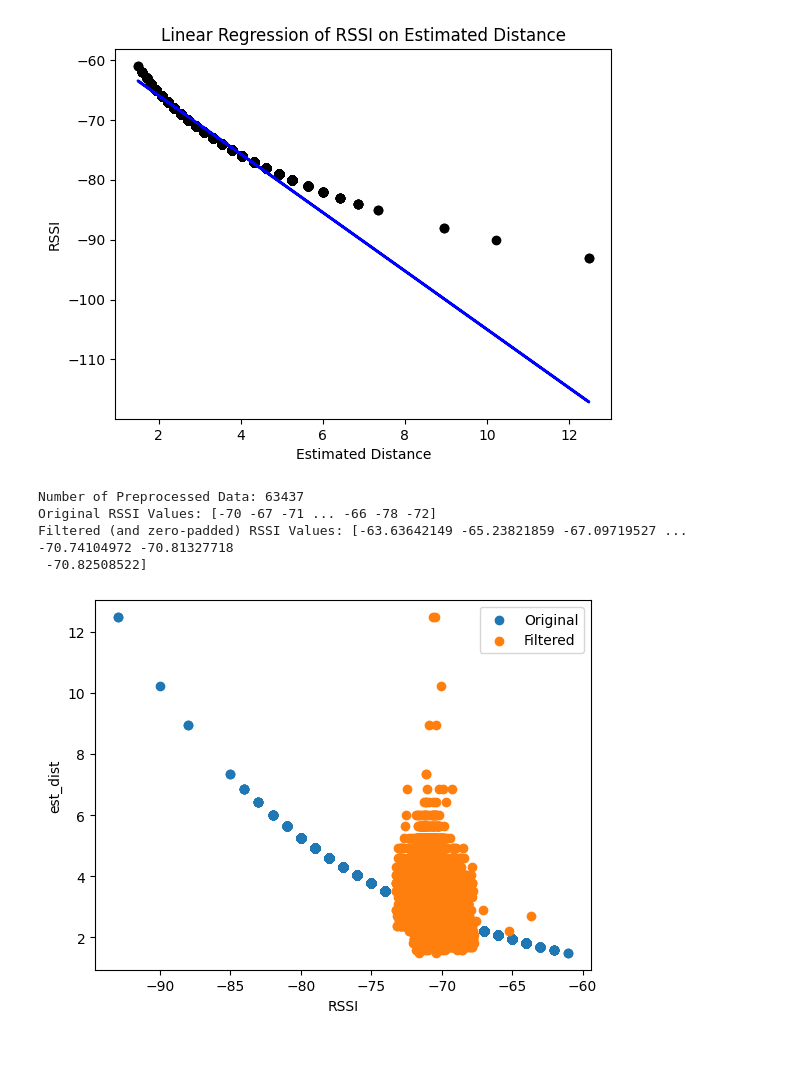
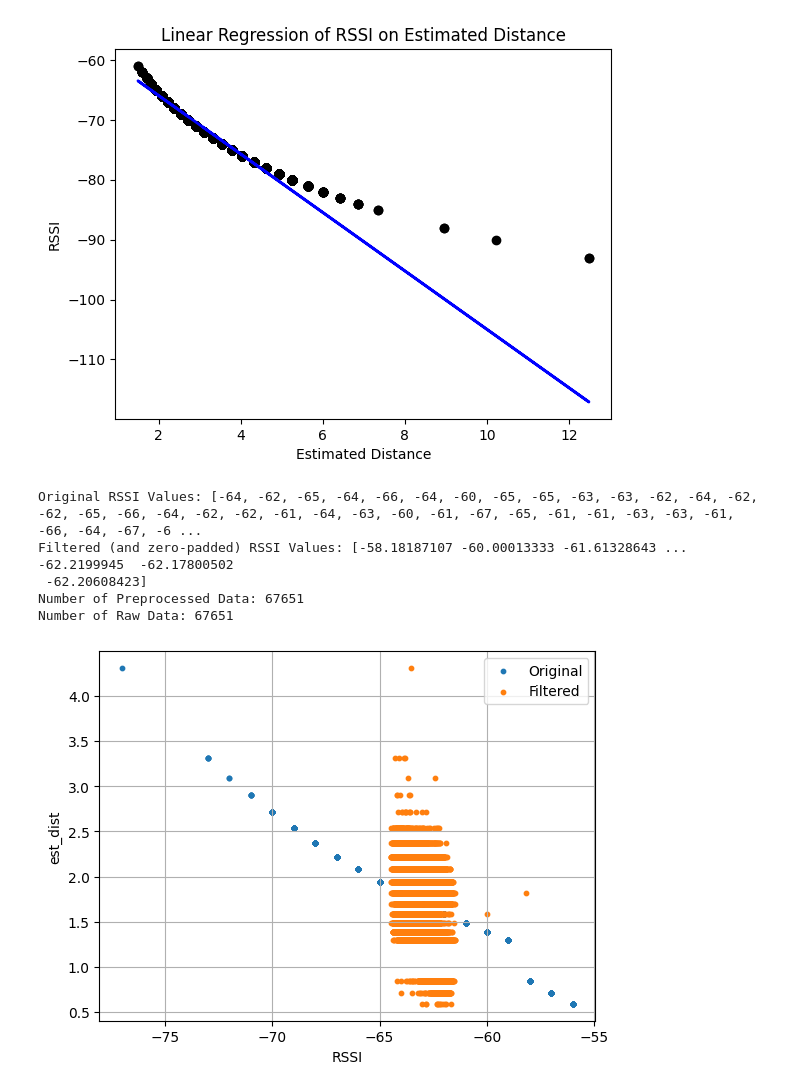
Before and after one commit to sanchaehwa/RSSI_Speed_Estimation, a Jupyter notebook: data_preprocessing.ipynb, the cells around one changed output. Drawn from its saved outputs; the diff is of its cells as text; code cells hidden in the pictures; blank space fills up the shorter version.

Commit message:
RSSI 데이터 셋 우선 수정

```diff
--- a/data_preprocessing.ipynb
+++ b/data_preprocessing.ipynb
@@ -109,9 +109,13 @@ plt.show()
 # %% [output]
 [figure]
 # %%
+
 import pandas as pd
 import matplotlib.pyplot as plt
 import numpy as np
+
+df = pd.read_csv(path + '/30528.csv')
+
 
 class KalmanFilter():
     def __init__(self):
@@ -133,44 +137,64 @@ class KalmanFilter():
         return self.x
 def apply_kalman_filter(file_path):
     # Read CSV file into a DataFrame
-    df =  pd.read_csv(file_path + 'rssi_data.csv')
 
     # Extract the 'rssi' and 'est_dist' columns from the DataFrame
-    rssi_data = df['rssi'].tolist()
-    est_dist_data = df['est_dist'].tolist()
+    rssi_data = []
+    est_dist_data = []
+
+    for i in range(67651): # 67650까지 인덱스를 포함하기 위해 67651까지 범위 설정
+        rssi_data.append(df.loc[i, 'rssi'])
+        est_dist_data.append(df.loc[i, 'est_dist'])
+        rssi_data = df['rssi'].tolist()
+        est_dist_data = df['est_dist'].tolist()
+
 
     # Kalman filter initialization
     kalman = KalmanFilter()
 
     # Apply Kalman filter to the RSSI data
     filtered_rssi = [kalman.filtering(rssi) for rssi in rssi_data]
 
     # Print the number of preprocessed data
-    print("Number of Preprocessed Data:", len(filtered_rssi))
 
     # Apply zero padding to the filtered data
     max_len = max(len(rssi_data), len(filtered_rssi))
-    rssi_data = np.pad(rssi_data, (0, max_len - len(rssi_data)), 'constant')
+    #rssi_data = np.pad(rssi_data, (0, max_len - len(rssi_data)), 'constant')
     filtered_rssi = np.pad(filtered_rssi, (0, max_len - len(filtered_rssi)), 'constant')
 
     # Output results
     print("Original RSSI Values:", rssi_data)
     print("Filtered (and zero-padded) RSSI Values:", filtered_rssi)
-
+    print("Number of Preprocessed Data:", len(filtered_rssi))
+    print("Number of Raw Data:", len(rssi_data))
     # Plotting the data
-    plt.scatter(rssi_data, est_dist_data, label='Original')
-    plt.scatter(filtered_rssi, est_dist_data, label='Filtered')
+    plt.scatter(rssi_data, est_dist_data, label='Original',s=10)
+    plt.scatter(filtered_rssi, est_dist_data, label='Filtered', s=10)
     plt.xlabel('RSSI')
     plt.ylabel('est_dist')
+    plt.grid(True)
     plt.legend()
     plt.show()
+    # Create a DataFrame from the filtered RSSI and estimated distance data
+    df_filtered = pd.DataFrame({
+        'filtered_rssi': filtered_rssi,
+        'est_dist': est_dist_data
+    })
+    df_rssidata = pd.DataFrame({
+        'rssi_data' : rssi_data,
+        'est_dist':est_dist_data
+    })
+# Save the DataFrame to a CSV file
+    df_filtered.to_csv(file_path + 'filtered_rssi_est_dist.csv', index=False)
+    df_rssidata.to_csv(file_path + 'rssidata.csv', index=False)
 
 # Specify the correct file path
 file_path = '/Users/hwayeong/Desktop/RSSI_Speed_Estimation/RSSI_Speed_Estimation/data/'
 apply_kalman_filter(file_path)
 # %% [output]
-Number of Preprocessed Data: 63437
-Original RSSI Values: [-70 -67 -71 ... -66 -78 -72]
-Filtered (and zero-padded) RSSI Values: [-63.63642149 -65.23821859 -67.09719527 ... -70.74104972 -70.81327718
- -70.82508522]
+Original RSSI Values: [-64, -62, -65, -64, -66, -64, -60, -65, -65, -63, -63, -62, -64, -62, -62, -65, -66, -64, -62, -62, -61, -64, -63, -60, -61, -67, -65, -61, -61, -63, -63, -61, -66, -64, -67, -6 ...
+Filtered (and zero-padded) RSSI Values: [-58.18187107 -60.00013333 -61.61328643 ... -62.2199945  -62.17800502
+ -62.20608423]
+Number of Preprocessed Data: 67651
+Number of Raw Data: 67651
-[figure, old version]
+[figure, new version]
```
Also changed, not shown: parts of 2 cells of this notebook, 5 other files.
